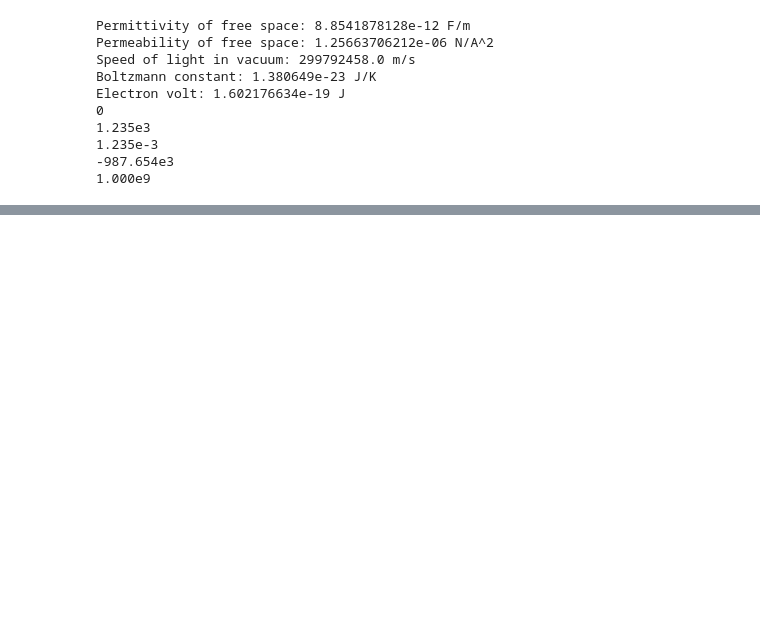
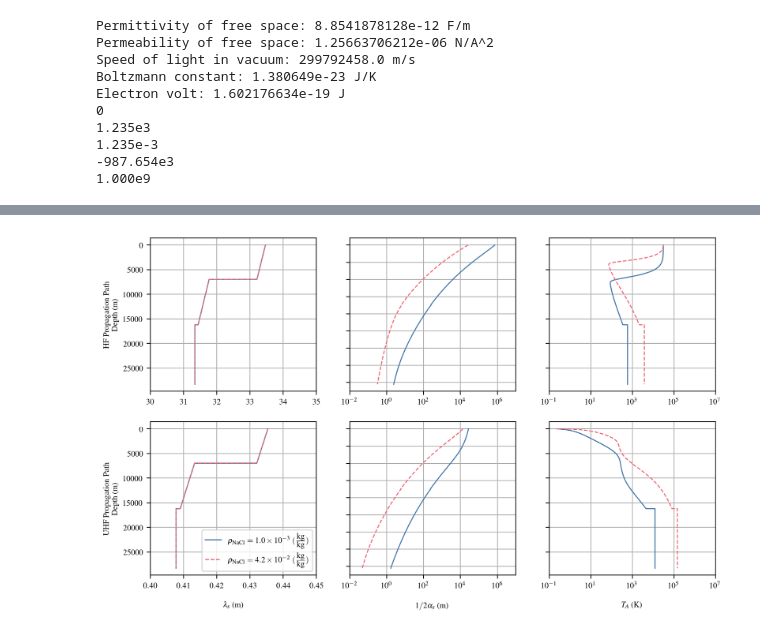
Before and after one commit to JSahliCU/Europan-Cryosphere-Puck-Estimator, a Jupyter notebook: plot_cryosphere_model_comparisons.ipynb, the cells around one changed output, grey strips where cells are left out. Cells and saved outputs as stored; diff of their text form; code cells hidden in the pictures; blank space fills up the shorter version.

```diff
--- a/plot_cryosphere_model_comparisons.ipynb
+++ b/plot_cryosphere_model_comparisons.ipynb
@@ -226,3 +243,66 @@ for i in np.arange(number_of_plots):
+# %%
+from matplotlib.gridspec import GridSpec
+
+number_of_plots = 6
+low_band_f = 5.373e6
+high_band_f = 413e6
+
+fig, ax = plt.subplots(2, 3, figsize=(10, 6)) #, gridspec_kw={'wspace': 0}
+gs = GridSpec(1, 2, width_ratios=[1, 2], wspace=0)  # First plot is half the width of the second
+
+axs = ax.flatten()
+
+# Plot ice temperature,
+# penetration depth (include a penetration depth of sea water, and terrestrial sea ice),
+# wavelength, T_A, puck placements
+rho_salt_list_of_dfs = [maxD_rho_salt1eN3_df, maxD_rho_salt4p2eN2_df]
+rho_salt_legend_names = [r'$\rho_{\rm{NaCl}}=1.0\times10^{-3}$ $(\frac{\textrm{kg}}{\textrm{kg}})$',
+                         r'$\rho_{\rm{NaCl}}=4.2\times10^{-2}$ $(\frac{\textrm{kg}}{\textrm{kg}})$']
+
+for i in range(len(rho_salt_list_of_dfs)):
+    df = rho_salt_list_of_dfs[i]
+    label = rho_salt_legend_names[i]
+
+        # Wavelength
+    ax[0, 0].plot(c / (low_band_f * np.sqrt(df['epsilon_s_prime'])), df['Depth (m)'], label=label)
+    ax[0, 0].set_xlim(30, 35)
+    ax[0, 0].set_ylabel('HF Propagation Path' '\n' 'Depth (m)')
+
+    ax[1, 0].set_ylabel('UHF Propagation Path' '\n' 'Depth (m)')
+    ax[1, 0].plot(c / (high_band_f * np.sqrt(df['epsilon_s_prime'])), df['Depth (m)'], label=label)
+    ax[1, 0].set_xlabel(r'$\lambda_s$ (m)', labelpad=12)
+    ax[1, 0].set_xlim(0.4, 0.45)
+
+    # Penetration Depth
+    ax[0, 1].plot(0.5 / df['alpha_s low band'], df['Depth (m)'], label=label)
+    ax[0, 1].set_xscale('log')
+    ax[0, 1].set_xlim(10**-2, 10**7)
+
+    ax[1, 1].plot(0.5 / df['alpha_s high band'], df['Depth (m)'], label=label)
+    ax[1, 1].set_xscale('log')
+    ax[1, 1].set_xlabel(r'$1/2\alpha_s$ (m)', labelpad=12)
+    ax[1, 1].set_xlim(10**-2, 10**7)
+
+    # T A
+    ax[0, 2].plot(df['T_A Downwelling Low Band (K)'], df['Depth (m)'], label=label)
+    ax[0, 2].set_xscale('log')
+    ax[0, 2].set_xlim(10**-1, 10**7)
+
+    ax[1, 2].plot(df['T_A Downwelling High Band (K)'], df['Depth (m)'], label=label)
+    ax[1, 2].set_xlabel('$T_A$ (K)', labelpad=12)
+    ax[1, 2].set_xscale('log')
+    ax[1, 2].set_xlim(10**-1, 10**7)
+
+axs[3].legend()
+
+for i in np.arange(number_of_plots):
+    axs[i].grid(True)
+    axs[i].invert_yaxis()
+    if i != 0 and i != 3:
+
+        axs[i].set_yticklabels([])
+# %% [output]
+[figure, added]
 # %%
 from matplotlib.gridspec import GridSpec
 
```
Also changed, not shown: parts of 6 cells of this notebook.
